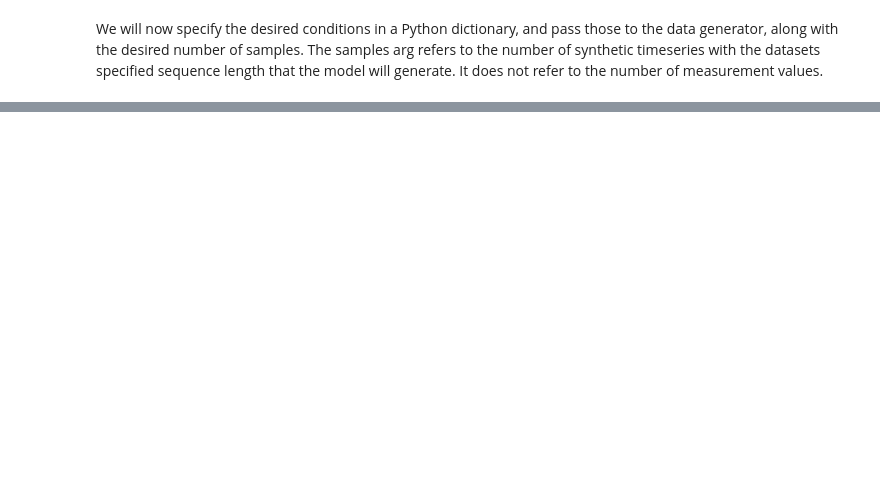
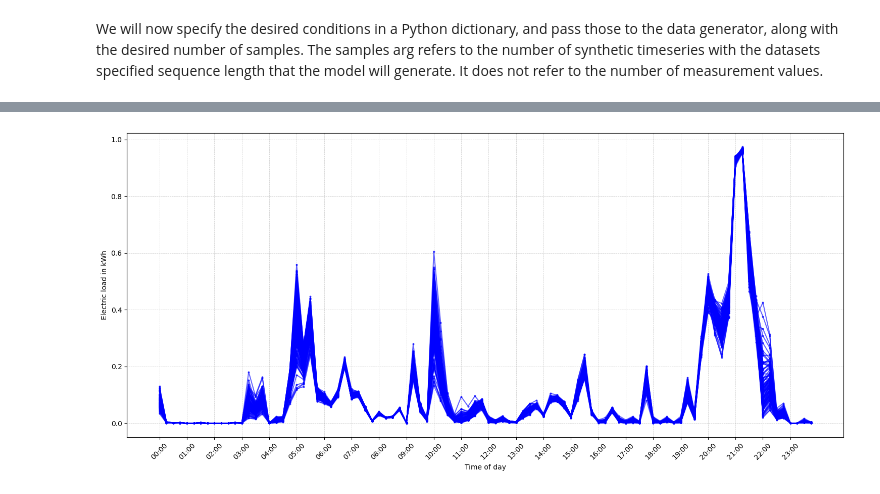
Before and after one commit to DAI-Lab/Cents, a Jupyter notebook: tutorials/generate_data.ipynb, the cells around one changed output, grey strips where cells are left out. Cells and saved outputs as stored; diff of their text form; code cells hidden in the pictures; blank space fills up the shorter version.

```diff
--- a/tutorials/generate_data.ipynb
+++ b/tutorials/generate_data.ipynb
@@ -22,8 +21,7 @@ To enable the following instructions: AVX2 AVX512F FMA, in other operations, reb
 The first step towards creating synthetic time series data is to load a model. In this instance, we will load a pre-trained ACGAN trained on the PecanStreet dataset. In order to do this, you will first need to initialize a data generator, and set the data generator's dataset to the PecanStreet Dataset.
 # %%
 generator = DataGenerator(model_name="acgan")
-dataset_manager = PecanStreet()
-dataset = dataset_manager.create_dataset()
+dataset = PecanStreetDataset()
 generator.set_dataset(dataset)
 # %% [markdown]
 The code snippet above initializes an untrained ACGAN. In order to load an appropriate pre-trained model checkpoint, you will need to explicitly load the model checkpoint provided:
@@ -66,0 +67,10 @@ AttributeError: 'PecanStreetDataset' object has no attribute 'get_conditioning_v
+# %%
+import matplotlib.pyplot as plt
+import numpy as np
+import pandas as pd
+
+from eval.utils import get_hourly_ticks
+
+syn_data = generator.generate(num_samples=100)
+syn_data_array = np.array([ts.squeeze() for ts in syn_data["timeseries"]])
+syn_data_array
@@ -66,0 +91,23 @@ AttributeError: 'PecanStreetDataset' object has no attribute 'get_conditioning_v
+# %%
+timestamps = pd.date_range(start="00:00", end="23:45", freq="15min")
+hourly_positions, hourly_labels = get_hourly_ticks(timestamps)
+f = plt.figure(figsize=(15, 7))
+for index in range(syn_data_array.shape[0]):
+    plt.plot(
+        range(len(timestamps)),
+        syn_data_array[index],
+        color="blue",
+        marker="o",
+        markersize=2,
+        linestyle="-",
+        #label="Synthetic time series",
+        alpha=0.6,
+    )
+plt.xlabel("Time of day")
+plt.ylabel("Electric load in kWh")
+plt.xticks(ticks=hourly_positions, labels=hourly_labels, rotation=45)
+plt.grid(True, which="both", linestyle="--", linewidth=0.5, alpha=0.7)
+plt.tight_layout()
+plt.show()
+# %% [output]
+[figure, added]
```
Also changed, not shown: parts of 5 cells of this notebook, 23 other files.
